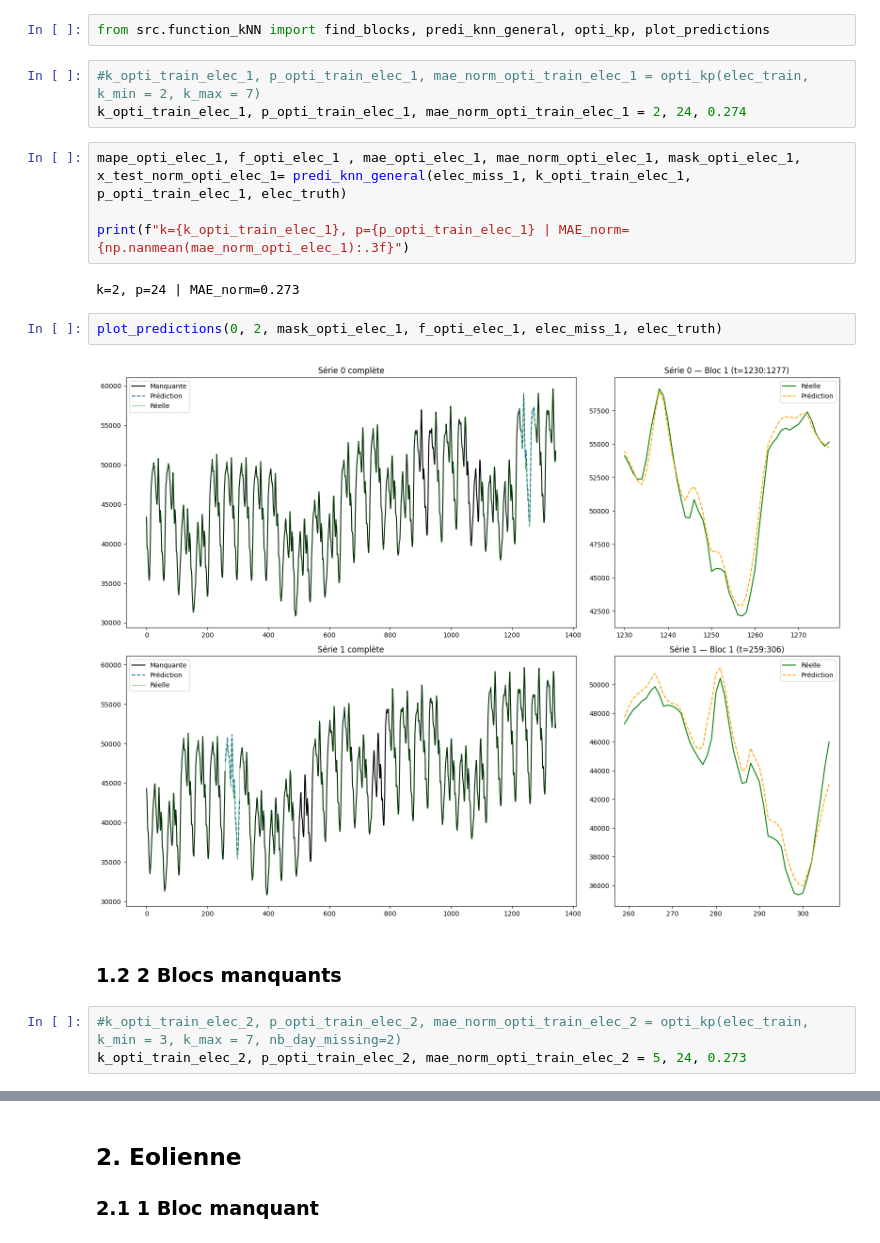
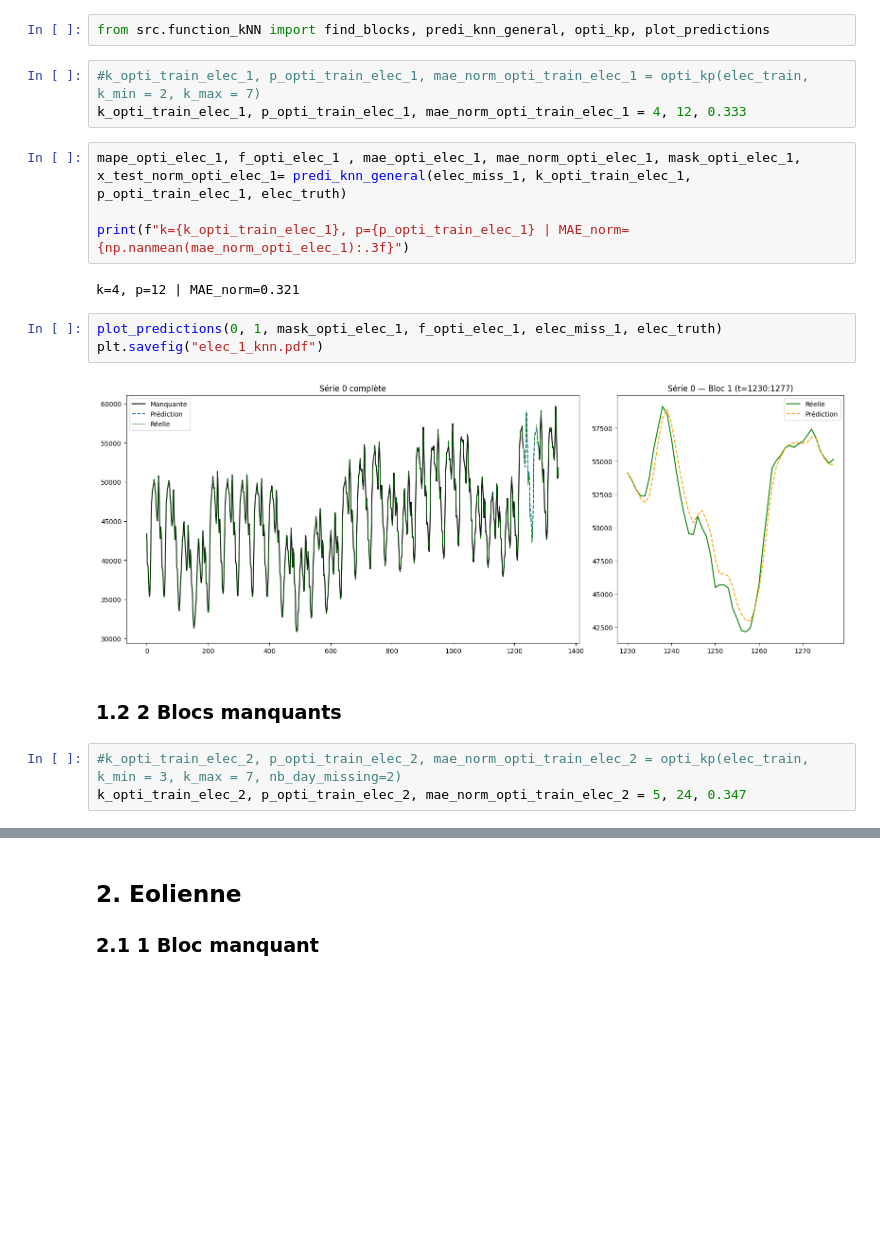
Before and after one commit to bunrong33/EDF_Stat, a Jupyter notebook: k-NN_Propre.ipynb, the cells around one changed output, grey strips where cells are left out. Cells and saved outputs as stored; diff of their text form; blank space fills up the shorter version.

```diff
--- a/k-NN_Propre.ipynb
+++ b/k-NN_Propre.ipynb
@@ -142,22 +148,23 @@ On reprend les algorithmes de S.Tajmouati et Al (2021)
 from src.function_kNN import find_blocks, predi_knn_general, opti_kp, plot_predictions
 # %%
 #k_opti_train_elec_1, p_opti_train_elec_1, mae_norm_opti_train_elec_1 = opti_kp(elec_train, k_min = 2, k_max = 7)
-k_opti_train_elec_1, p_opti_train_elec_1, mae_norm_opti_train_elec_1 = 2, 24, 0.274
+k_opti_train_elec_1, p_opti_train_elec_1, mae_norm_opti_train_elec_1 = 4, 12, 0.333
 # %%
 mape_opti_elec_1, f_opti_elec_1 , mae_opti_elec_1, mae_norm_opti_elec_1, mask_opti_elec_1, x_test_norm_opti_elec_1= predi_knn_general(elec_miss_1, k_opti_train_elec_1, p_opti_train_elec_1, elec_truth)
 
 print(f"k={k_opti_train_elec_1}, p={p_opti_train_elec_1} | MAE_norm={np.nanmean(mae_norm_opti_elec_1):.3f}")
 # %% [output]
-k=2, p=24 | MAE_norm=0.273
+k=4, p=12 | MAE_norm=0.321
 # %%
-plot_predictions(0, 2, mask_opti_elec_1, f_opti_elec_1, elec_miss_1, elec_truth)
+plot_predictions(0, 1, mask_opti_elec_1, f_opti_elec_1, elec_miss_1, elec_truth)
+plt.savefig("elec_1_knn.pdf")
 # %% [output]
-[figure, old version]
+[figure, new version]
 # %% [markdown]
 ### 1.2  2 Blocs manquants
 # %%
 #k_opti_train_elec_2, p_opti_train_elec_2, mae_norm_opti_train_elec_2 = opti_kp(elec_train, k_min = 3, k_max = 7, nb_day_missing=2)
-k_opti_train_elec_2, p_opti_train_elec_2, mae_norm_opti_train_elec_2 = 5, 24, 0.273
+k_opti_train_elec_2, p_opti_train_elec_2, mae_norm_opti_train_elec_2 = 5, 24, 0.347
 # %%
 mape_opti_elec_2, f_opti_elec_2 , mae_opti_elec_2, mae_norm_opti_elec_2, mask_opti_elec_2, x_test_norm_opti_elec_2= predi_knn_general(elec_miss_2, k_opti_train_elec_2, p_opti_train_elec_2, elec_truth)
 
```
Also changed, not shown: parts of 12 cells of this notebook, 1 other file.
